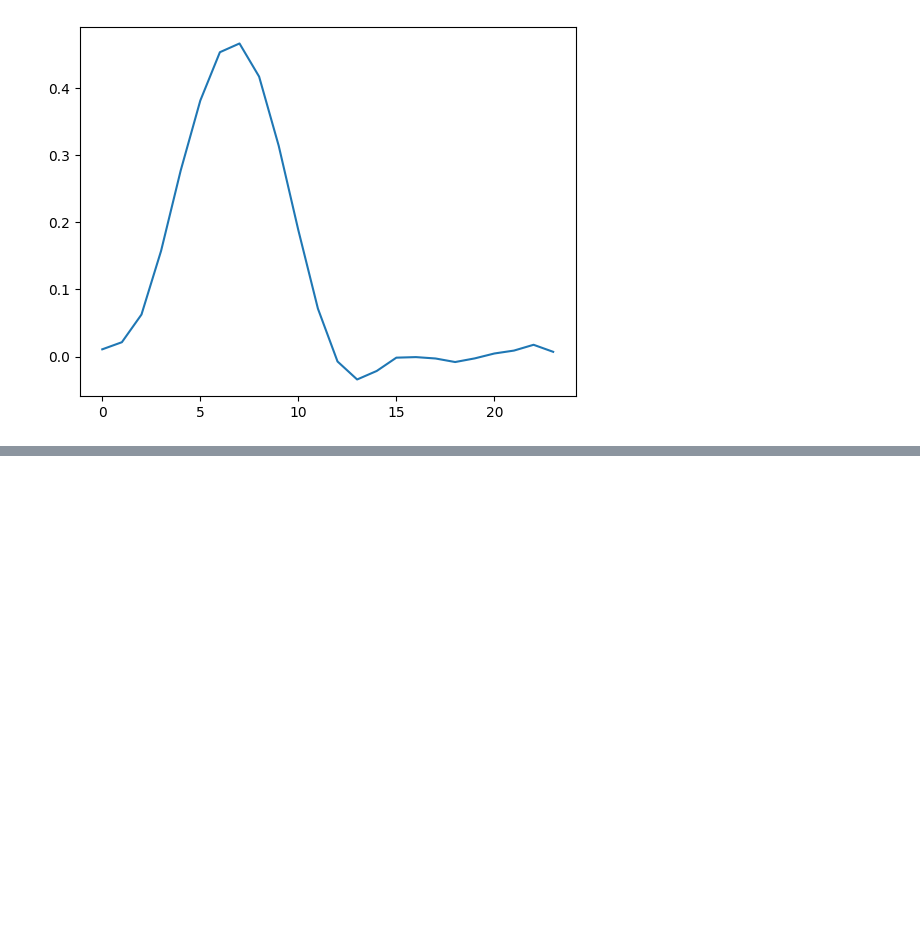
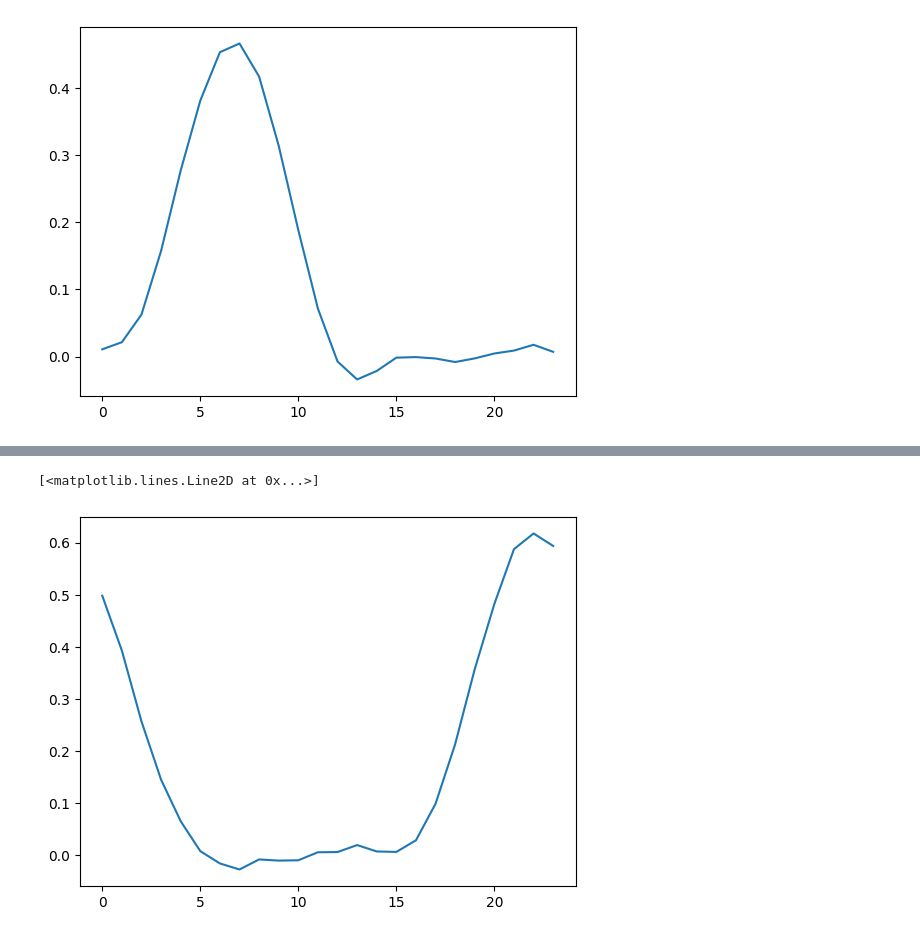
Before and after one commit to jerome-roeser/advanced-power-forecast, a Jupyter notebook: notebooks/forecast_with_gap.ipynb, the cells around one changed output, grey strips where cells are left out. Cells and saved outputs as stored; diff of their text form; code cells hidden in the pictures; blank space fills up the shorter version.

Commit message:
Complete the pred function

```diff
--- a/notebooks/forecast_with_gap.ipynb
+++ b/notebooks/forecast_with_gap.ipynb
@@ -297,0 +363,4 @@ plt.plot(prediction[0])
+# %%
+X_pred_tf = tf.convert_to_tensor(X_pred)
+# %%
+X_pred_tf = tf.expand_dims(X_pred_tf, axis=0)
@@ -297,0 +371,2 @@ plt.plot(prediction[0])
+# %%
+model = load_model()
@@ -297,0 +382,2 @@ plt.plot(prediction[0])
+# %%
+y_pred = model.predict(X_pred_tf)
@@ -297,0 +392,5 @@ plt.plot(prediction[0])
+# %%
+plt.plot(y_pred[0])
+# %% [output]
+[<matplotlib.lines.Line2D at 0x...>]
+[figure, added]
```
Also changed, not shown: parts of 15 cells of this notebook, 3 other files.
